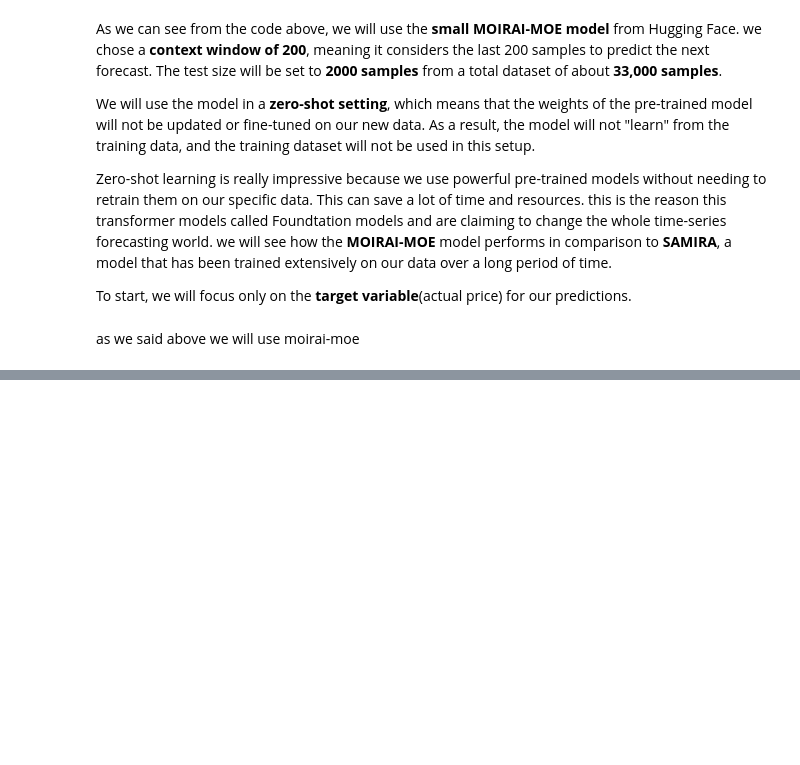
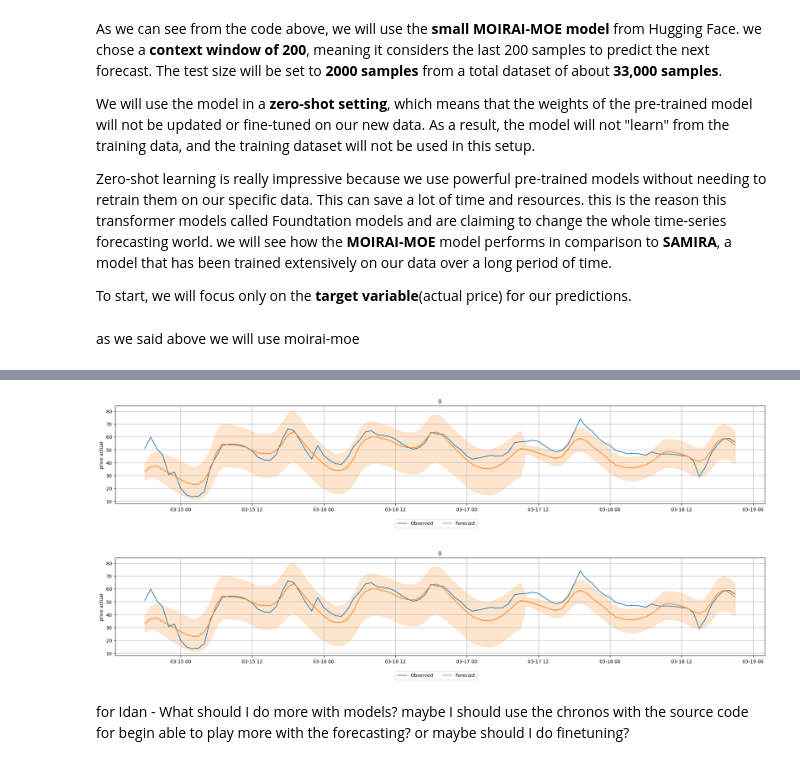
Before and after one commit to nirdagan22/datascience_project, a Jupyter notebook: datascience_project.ipynb, the cells around one changed output, grey strips where cells are left out. Drawn from its saved outputs; the diff is of its cells as text; code cells hidden in the pictures; blank space fills up the shorter version.

```diff
--- a/datascience_project.ipynb
+++ b/datascience_project.ipynb
@@ -1383,0 +1420,19 @@ forecast = next(forecast_it)
+# %%
+split_index = int(len(df_for_chronos) * 0.8)  # 80% for training, 20% for testing
+
+train_df = df_for_chronos[:split_index]
+test_df = df_for_chronos[split_index:]
+# %%
+from autogluon.timeseries import TimeSeriesDataFrame
+
+train_data = TimeSeriesDataFrame.from_data_frame(
+    train_df,
+    timestamp_column='time',
+    id_column='target_id'
+)
+
+test_data = TimeSeriesDataFrame.from_data_frame(
+    test_df,
+    timestamp_column='time',
+    id_column='target_id'
+)
@@ -1383,0 +1441,2 @@ forecast = next(forecast_it)
+# %%
+predictor = TimeSeriesPredictor(prediction_length=100, target='price actual',eval_metric='rmse').fit(train_data, presets="bolt_base")
@@ -1383,0 +1461,2 @@ forecast = next(forecast_it)
+# %%
+predictions = predictor.predict(train_data)
@@ -1383,0 +1482,11 @@ forecast = next(forecast_it)
+# %%
+# Slice the test_data to only get the first 100 hours (assuming 'time' is the timestamp column)
+first_100_hours = test_data.iloc[:100]
+
+# Plot the first 100 hours of test_data vs predictions
+predictor.plot(first_100_hours, predictions, item_ids=[0])
+# %% [output]
+[figure, added]
+[figure, added]
+# %% [markdown]
+for Idan - What should I do more with models? maybe I should use the chronos with the source code for begin able to play more with the forecasting? or maybe should I do finetuning?
```
Also changed, not shown: parts of 22 cells of this notebook.
